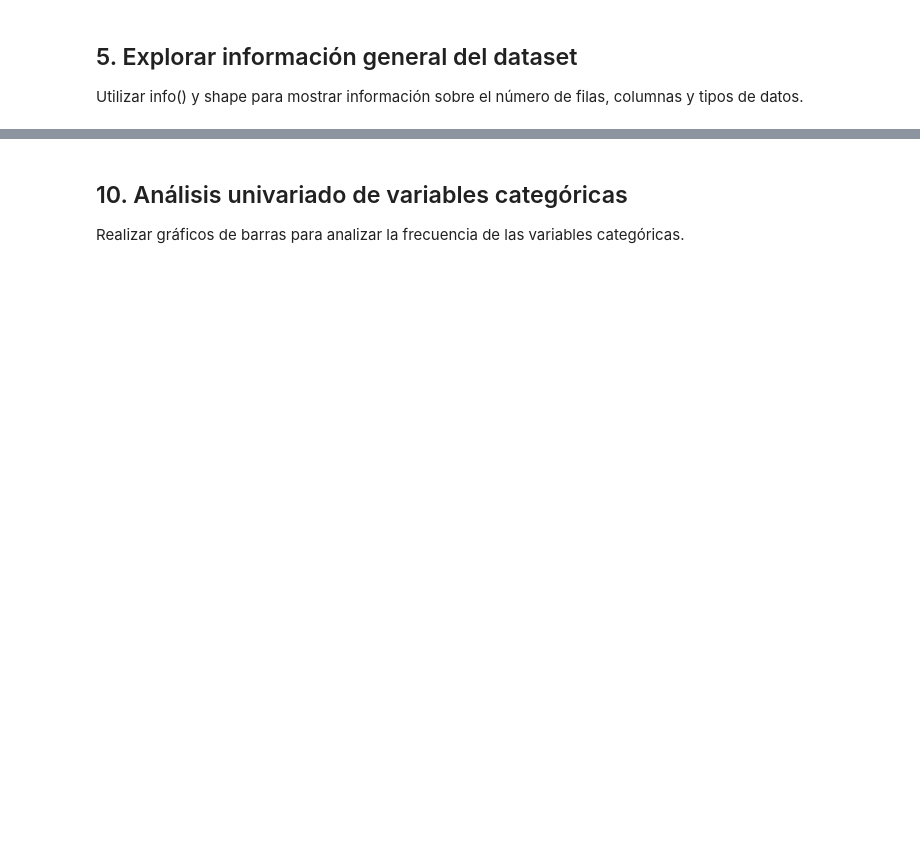
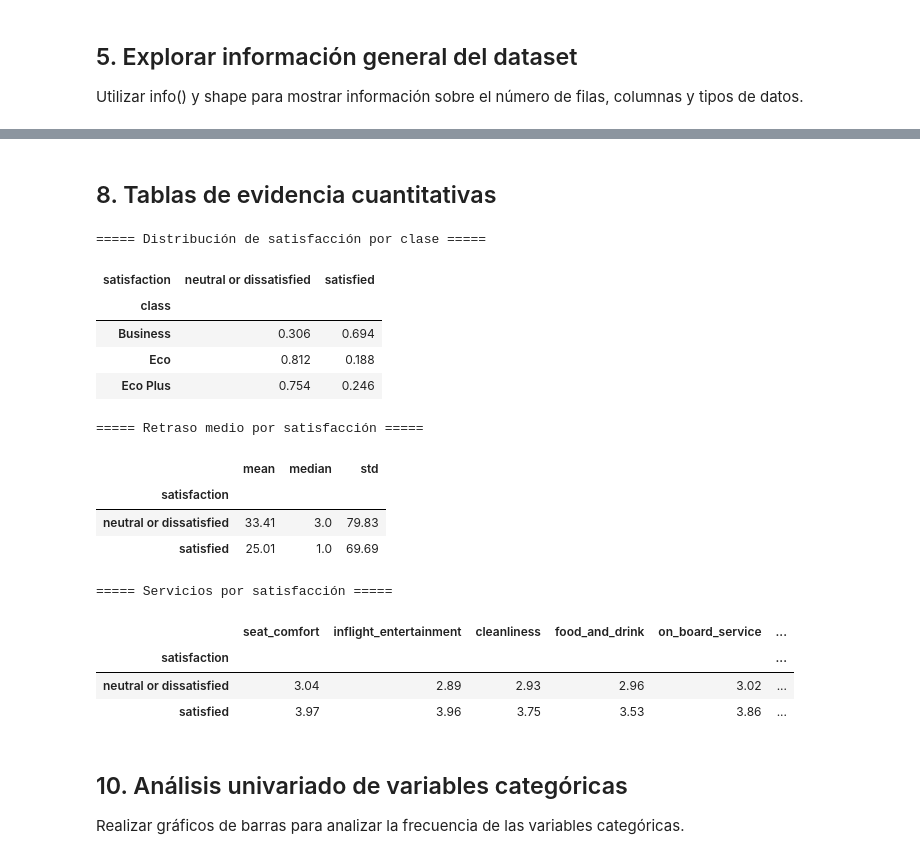
Before and after one commit to andyvg02/Airline-Passanger-Satisfaction-Analysis, a Jupyter notebook: notebooks/eda.ipynb, the cells around one changed output, grey strips where cells are left out. Saved outputs shown, nothing was run; the diff lists cells and outputs as text; code cells hidden in the pictures; blank space fills up the shorter version.

```diff
--- a/notebooks/eda.ipynb
+++ b/notebooks/eda.ipynb
@@ -213,6 +233,40 @@ Index(['id', 'gender', 'customer_type', 'age', 'type_of_travel', 'class',
        'cleanliness', 'departure_delay_in_minutes', 'arrival_delay_in_minutes',
        'satisfaction', 'total_delay', 'is_premium_customer', 'age_group'],
       dtype='str')
+# %% [markdown]
+## 8. Tablas de evidencia cuantitativas
+# %%
+print("\n===== Distribución de satisfacción por clase =====")
+display(df.groupby("class")["satisfaction"].value_counts(normalize=True).unstack().round(3))
+
+print("\n===== Retraso medio por satisfacción =====")
+display(df.groupby("satisfaction")["total_delay"].agg(["mean", "median", "std"]).round(2))
+
+print("\n===== Servicios por satisfacción =====")
+service_cols = [
+    "seat_comfort", "inflight_entertainment", "cleanliness",
+    "food_and_drink", "on_board_service", "baggage_handling",
+    "checkin_service", "inflight_wifi_service"
+]
+
+display(df.groupby("satisfaction")[service_cols].mean().round(2))
+# %% [output]
+===== Distribución de satisfacción por clase =====
+| satisfaction | neutral or dissatisfied | satisfied |
+| class |  |  |
+| Business | 0.306 | 0.694 |
+| Eco | 0.812 | 0.188 |
+| Eco Plus | 0.754 | 0.246 |
+===== Retraso medio por satisfacción =====
+|  | mean | median | std |
+| satisfaction |  |  |  |
+| neutral or dissatisfied | 33.41 | 3.0 | 79.83 |
+| satisfied | 25.01 | 1.0 | 69.69 |
+===== Servicios por satisfacción =====
+|  | seat_comfort | inflight_entertainment | cleanliness | food_and_drink | on_board_service | ... |
+| satisfaction |  |  |  |  |  | ... |
+| neutral or dissatisfied | 3.04 | 2.89 | 2.93 | 2.96 | 3.02 | ... |
+| satisfied | 3.97 | 3.96 | 3.75 | 3.53 | 3.86 | ... |
 # %% [markdown]
 ## 10. Análisis univariado de variables categóricas
 Realizar gráficos de barras para analizar la frecuencia de las variables categóricas.
```
Also changed, not shown: parts of 17 cells of this notebook, 14 other files.
